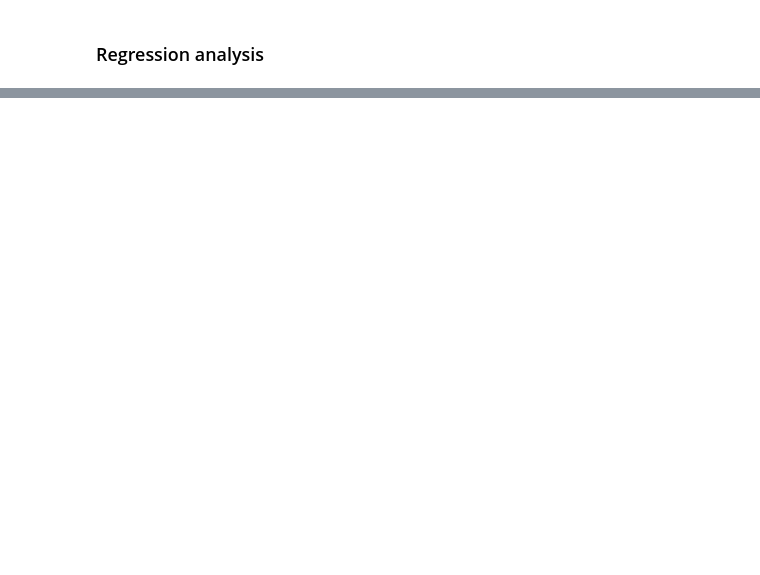
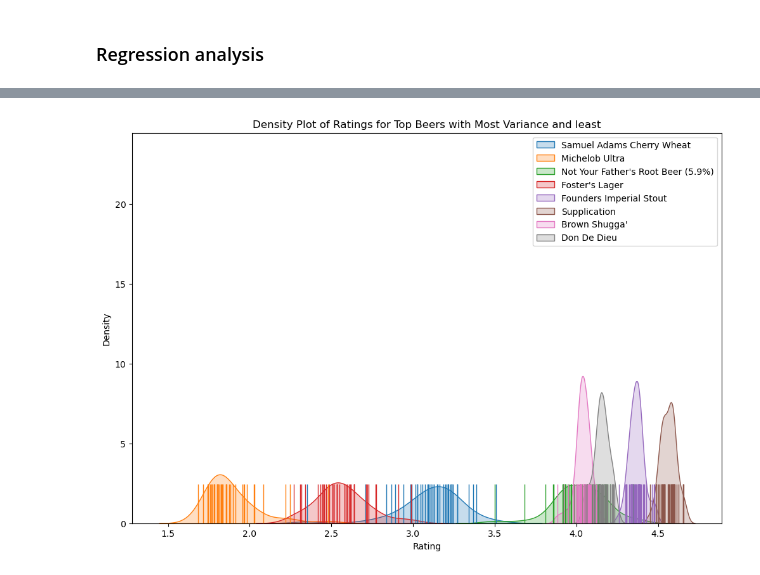
Before and after one commit to epfl-ada/ada-2024-project-fandemondada, a Jupyter notebook: temp.ipynb, the cells around one changed output, grey strips where cells are left out. Saved outputs shown, nothing was run; the diff lists cells and outputs as text; code cells hidden in the pictures; blank space fills up the shorter version.

```diff
--- a/temp.ipynb
+++ b/temp.ipynb
@@ -138,0 +202,2 @@ strong multicollinearity problems or that the design matrix is singular.
+# %%
+ba_usa_ratings = get_ba_beer_merged()
@@ -138,0 +247,7 @@ strong multicollinearity problems or that the design matrix is singular.
+# %%
+vc = reviews_by_beer_state[column_to_group].value_counts()
+
+min_states = 35
+
+find_diff_beers = reviews_by_beer_state[reviews_by_beer_state[column_to_group].isin(vc[vc >= min_states].index)]
+find_diff_beers
@@ -138,0 +274,13 @@ strong multicollinearity problems or that the design matrix is singular.
+# %%
+rating_std = find_diff_beers.groupby(column_to_group)['rating'].std().reset_index()
+
+# Sort the beers by the standard deviation in descending order
+rating_std_sorted = rating_std.sort_values(by='rating', ascending=False)
+rating_std_similar = rating_std.sort_values(by='rating', ascending=True)
+
+# Display the top beers with the highest rating differences
+top_beer_rating_diff = rating_std_sorted.head(10)[column_to_group].tolist()
+top_beer_rating_same = rating_std_similar.head(10)[column_to_group].tolist()
+print(top_beer_rating_diff)
+print(rating_std_sorted.head(10))
+print(rating_std_similar.head(10))
@@ -138,0 +305,22 @@ strong multicollinearity problems or that the design matrix is singular.
+# %%
+import seaborn as sns
+
+plt.figure(figsize=(12, 8))
+
+for beer in top_beer_rating_diff[0:4]:
+    df = reviews_by_beer_state[reviews_by_beer_state[column_to_group] == beer]
+    sns.kdeplot(df['rating'], label=beer, fill=True)
+    sns.rugplot(df['rating'], height=0.1)
+
+for beer in top_beer_rating_same[0:4]:
+    df = reviews_by_beer_state[reviews_by_beer_state[column_to_group] == beer]
+    sns.kdeplot(df['rating'], label=beer, fill=True)
+    sns.rugplot(df['rating'], height=0.1)
+
+plt.xlabel('Rating')
+plt.ylabel('Density')
+plt.title('Density Plot of Ratings for Top Beers with Most Variance and least')
+plt.legend()
+plt.show()
+# %% [output]
+[figure, added]
```
Also changed, not shown: parts of 22 cells of this notebook.
